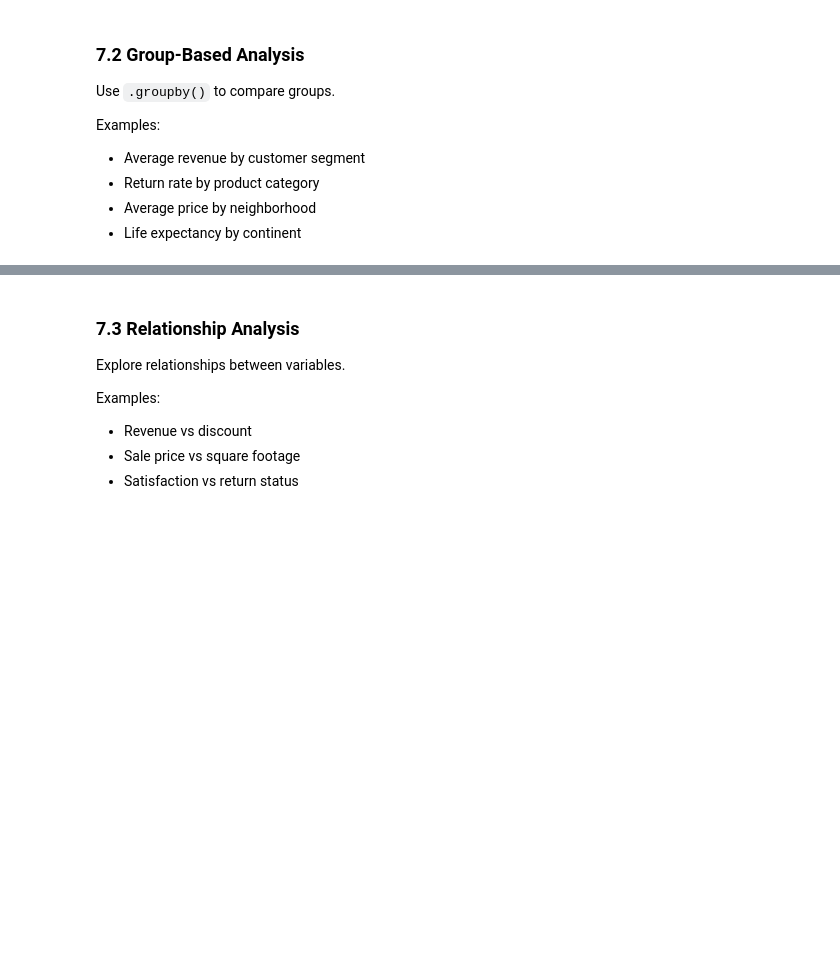
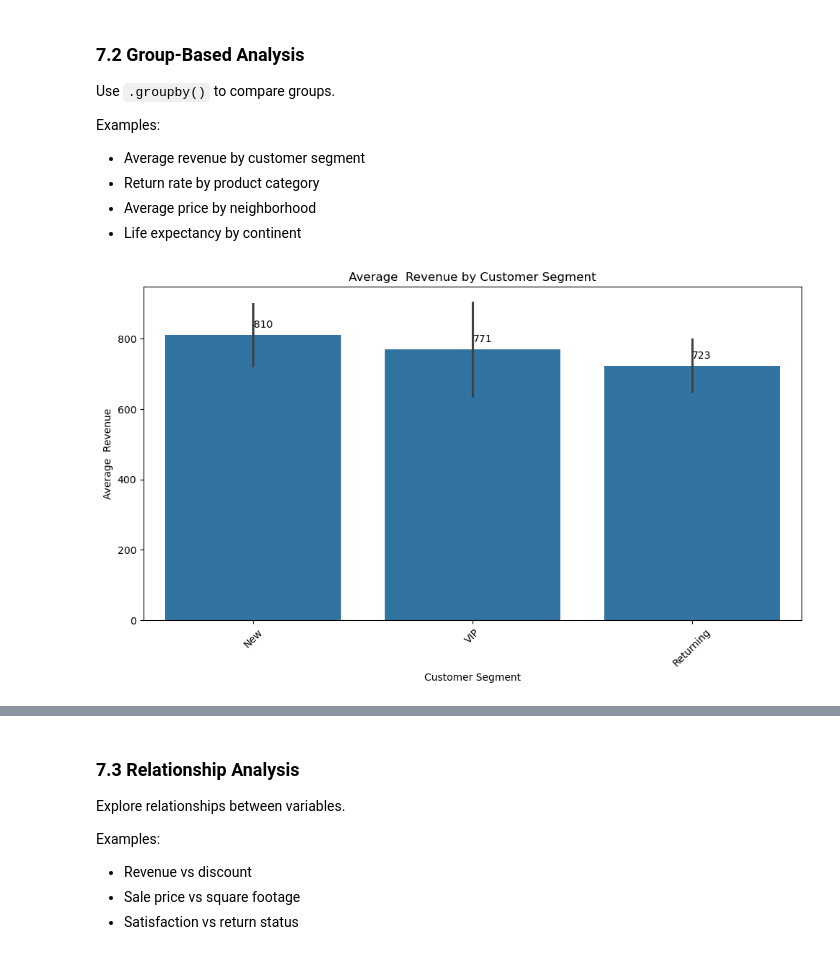
Before and after one commit to ritika-1412/capstone-pad, a Jupyter notebook: notebooks/analysis_1.ipynb, the cells around one changed output, grey strips where cells are left out. Saved outputs shown, nothing was run; the diff lists cells and outputs as text; code cells hidden in the pictures; blank space fills up the shorter version.

```diff
--- a/notebooks/analysis_1.ipynb
+++ b/notebooks/analysis_1.ipynb
@@ -332,3 +352,26 @@ Examples:
 - Return rate by product category
 - Average price by neighborhood
 - Life expectancy by continent
+# %%
+# Average revenue by customer segment
+plt.figure(figsize=(10, 6))
+ax = sns.barplot(x="customer_segment", y="estimated_revenue", data=df_clean, order=df_clean.groupby("customer_segment")["estimated_revenue"].mean().sort_values(ascending=False).index)
+plt.title("Average  Revenue by Customer Segment")
+plt.xlabel("Customer Segment")
+plt.ylabel("Average  Revenue")
+plt.xticks(rotation=45)
+plt.tight_layout()
+# Add data labels
+for p in ax.patches:
+    value = p.get_height()
+    ax.annotate(
+        f"{value:,.0f}",                     # formatted label
+        (p.get_x() + p.get_width() / 2, value),
+        ha='center',
+        va='bottom',
+        fontsize=10,
+        xytext=(10,5),                       # slight upward offset
+        textcoords='offset points'
+    )
+# %% [output]
+[figure, added]
```
Also changed, not shown: parts of 22 cells of this notebook, 7 other files.
